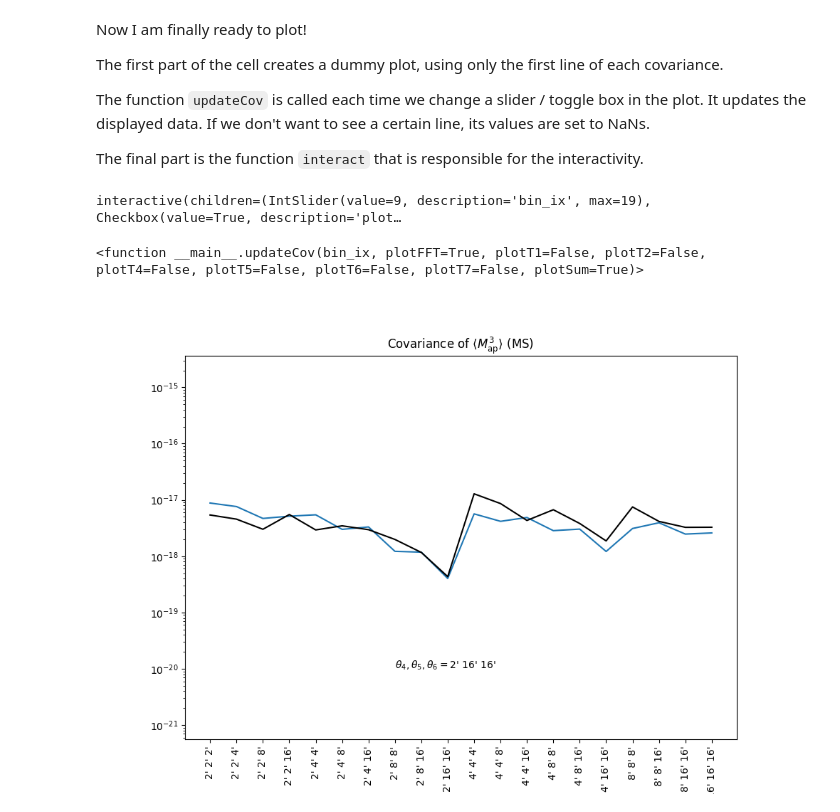
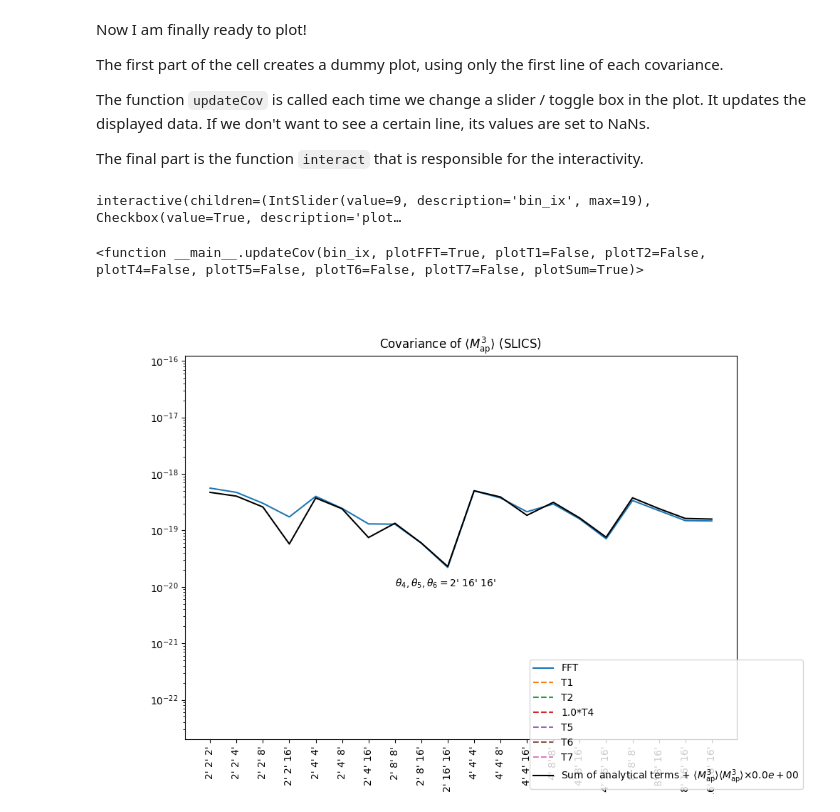
Before and after one commit to sheydenreich/threepoint, a Jupyter notebook: python_scripts/interactivePlotsCovariance.ipynb, the cells around one changed output. Drawn from its saved outputs; the diff is of its cells as text; code cells hidden in the pictures.

Commit message:
Added testcases and plotting for Cov Map2

```diff
--- a/python_scripts/interactivePlotsCovariance.ipynb
+++ b/python_scripts/interactivePlotsCovariance.ipynb
@@ -25,7 +25,7 @@ dir_takahashi="/home/laila/OneDrive/1_Work/5_Projects/02_3ptStatistics/Map3_Cova
 dir_slics="/home/laila/OneDrive/1_Work/5_Projects/02_3ptStatistics/Map3_Covariances/SLICS/"
 
 
-datatype="ms"#"ms" #"ms" #"ms"#"takahashi"
+datatype="slics" #"takahashi"#"slics" #"slics" #"takahashi"#"ms"#"ms" #"ms" #"ms"#"takahashi"
 
 if datatype=="ms":
     cov_fft=np.loadtxt(dir_ms+"cov_MS_fft_sigma_0.00_n_1048576.00_thetaMax_1.87.dat")
@@ -40,18 +40,18 @@ if datatype=="ms":
 
 elif datatype=="takahashi":
     cov_fft=np.load(dir_takahashi+"Map_cov_euclid.npy")
-    cov_T1inf=np.loadtxt(dir_takahashi+"cov_infinite_term1Numerical_sigma_0.37_n_107987.71_thetaMax_120.88_gpu.dat")
-    cov_T2=np.loadtxt(dir_takahashi+"cov_square_term2Numerical_sigma_0.37_n_107987.71_thetaMax_120.88_gpu.dat")
-    cov_T4=np.loadtxt(dir_takahashi+"cov_infinite_term4Numerical_sigma_0.37_n_107987.71_thetaMax_120.88_gpu.dat")
-    cov_T5=np.loadtxt(dir_takahashi+"cov_infinite_term5Numerical_sigma_0.37_n_107987.71_thetaMax_120.88_gpu.dat")
-    cov_T6=np.loadtxt(dir_takahashi+"cov_square_term6Numerical_sigma_0.37_n_107987.71_thetaMax_120.88_gpu.dat")
-    #cov_T7=np.loadtxt(dir_takahashi+"cov_infinite_term7Numerical_sigma_0.37_n_107987.71_thetaMax_120.88_gpu.dat")
+    cov_T1inf=np.loadtxt(dir_takahashi+"cov_infinite_term1Numerical_sigma_0.37_n_22209.47_thetaMax_29.32_gpu.dat")*3
+    cov_T2=np.loadtxt(dir_takahashi+"cov_square_term2Numerical_sigma_0.37_n_22209.47_thetaMax_29.32_gpu.dat")
+    cov_T4=np.loadtxt(dir_takahashi+"cov_infinite_term4Numerical_sigma_0.37_n_22209.47_thetaMax_29.32_gpu.dat")
+    cov_T5=np.loadtxt(dir_takahashi+"cov_infinite_term5Numerical_sigma_0.37_n_22209.47_thetaMax_29.32_gpu.dat")
+    cov_T6=np.loadtxt(dir_takahashi+"cov_square_term6Numerical_sigma_0.37_n_22209.47_thetaMax_29.32_gpu.dat")
+    cov_T7=np.loadtxt(dir_takahashi+"cov_infinite_term7Numerical_sigma_0.37_n_22209.47_thetaMax_29.32_gpu.dat")
     map3=np.loadtxt(dir_takahashi+"map_cubed")
 
     #cov_fft=np.zeros_like(cov_T1inf)
     #cov_T4=np.zeros_like(cov_T1inf)
     #cov_T6=np.zeros_like(cov_T1inf)
-    cov_T7=np.zeros_like(cov_T1inf)
+    #cov_T7=np.zeros_like(cov_T1inf)
 
 
 elif datatype=="slics":
@@ -60,14 +60,14 @@ elif datatype=="slics":
     cov_T2=np.loadtxt(dir_slics+"cov_square_term2Numerical_sigma_0.37_n_107987.71_thetaMax_7.87_gpu.dat")
     cov_T4=np.loadtxt(dir_slics+"cov_infinite_term4Numerical_sigma_0.37_n_107987.71_thetaMax_7.87_gpu.dat")
     cov_T5=np.loadtxt(dir_slics+"cov_infinite_term5Numerical_sigma_0.37_n_107987.71_thetaMax_7.87_gpu.dat")
-    #cov_T6=np.loadtxt(dir_slics+"cov_square_term6Numerical_sigma_0.37_n_107987.71_thetaMax_7.87_gpu.dat")
-    #cov_T7=np.loadtxt(dir_slics+"cov_infinite_term7Numerical_sigma_0.37_n_107987.71_thetaMax_120.88_gpu.dat")
+    cov_T6=np.loadtxt(dir_slics+"cov_square_term6Numerical_sigma_0.37_n_107987.71_thetaMax_7.87_gpu.dat")
+    cov_T7=np.loadtxt(dir_slics+"cov_infinite_term7Numerical_sigma_0.37_n_107987.71_thetaMax_7.87_gpu.dat")
     map3=np.loadtxt(dir_slics+"map_cubed")
 
     #cov_fft=np.zeros_like(cov_T1inf)
     #cov_T4=np.zeros_like(cov_T1inf)
-    cov_T6=np.zeros_like(cov_T1inf)
-    cov_T7=np.zeros_like(cov_T1inf)
+    #cov_T6=np.zeros_like(cov_T1inf)
+    #cov_T7=np.zeros_like(cov_T1inf)
 
 map3_mean=np.mean(map3, axis=0)
 map3_outer=np.outer(map3_mean, map3_mean)
@@ -122,15 +122,15 @@ T4,=ax.plot(b*cov_T1inf[0], label=f'{b:.1f}*T4', ls='--')
 T5,=ax.plot(cov_T1inf[0], label='T5', ls='--')
 T6,=ax.plot(cov_T1inf[0], label='T6', ls='--')
 T7,=ax.plot(cov_T1inf[0], label='T7', ls='--')
-Map3_outer,=ax.plot(map3_outer[0]*a, label=r'$\langle M_\mathrm{ap}^3 \rangle \langle M_\mathrm{ap}^3\rangle$'+r'$\times{:.1e}$'.format(a))
+#Map3_outer,=ax.plot(map3_outer[0]*a, label=r'$\langle M_\mathrm{ap}^3 \rangle \langle M_\mathrm{ap}^3\rangle$'+r'$\times{:.1e}$'.format(a))
 Sum,=ax.plot(cov_T1inf[0]+map3_outer[0]*a, label=r'Sum of analytical terms + $\langle M_\mathrm{ap}^3 \rangle \langle M_\mathrm{ap}^3\rangle$'+r'$\times{:.1e}$'.format(a), color='k')
-#fig.legend(loc="lower right")
+fig.legend(loc="lower right")
 
 sumCovs=cov_T1inf+cov_T2+b*cov_T4+cov_T5+cov_T6+cov_T7+map3_outer*a
 
 def updateCov(bin_ix, plotFFT=True, plotT1=False, plotT2=False, plotT4=False, plotT5=False, plotT6=False, plotT7=False, plotSum=True):
     thetaText.set_text(r"$\theta_4, \theta_5, \theta_6=$"+thetas_labels[bin_ix])
-    Map3_outer.set_ydata(map3_outer[bin_ix]*a)
+    #Map3_outer.set_ydata(map3_outer[bin_ix]*a)
     if(plotFFT):
         line.set_ydata(cov_fft[bin_ix])
     else:
@@ -150,31 +150,31 @@ def updateCov(bin_ix, plotFFT=True, plotT1=False, plotT2=False, plotT4=False, pl
         T4.set_ydata(b*cov_T4[bin_ix])
     else:
         T4.set_ydata(np.nan*np.ones_like(cov_T4[bin_ix]))
     if(plotT5):
         T5.set_ydata(cov_T5[bin_ix])
     else:
         T5.set_ydata(np.nan*np.ones_like(cov_T5[bin_ix]))
     if(plotT6):
         T6.set_ydata(cov_T6[bin_ix])
     else:
         T6.set_ydata(np.nan*np.ones_like(cov_T6[bin_ix]))
     if(plotT7):
         T7.set_ydata(cov_T7[bin_ix])
     else:
         T7.set_ydata(np.nan*np.ones_like(cov_T7[bin_ix]))
 
 
     if(plotSum):
         Sum.set_ydata(sumCovs[bin_ix])
     else:
         Sum.set_ydata(np.nan*np.ones_like(sumCovs[bin_ix]))
 
     fig.canvas.draw_idle()
 
 
 
 interact(updateCov, bin_ix=(0, N-1))
 # %% [output]
 interactive(children=(IntSlider(value=9, description='bin_ix', max=19), Checkbox(value=True, description='plot…
 <function __main__.updateCov(bin_ix, plotFFT=True, plotT1=False, plotT2=False, plotT4=False, plotT5=False, plotT6=False, plotT7=False, plotSum=True)>
-[figure, old version]
+[figure, new version]
```
Also changed, not shown: 4 other files.
